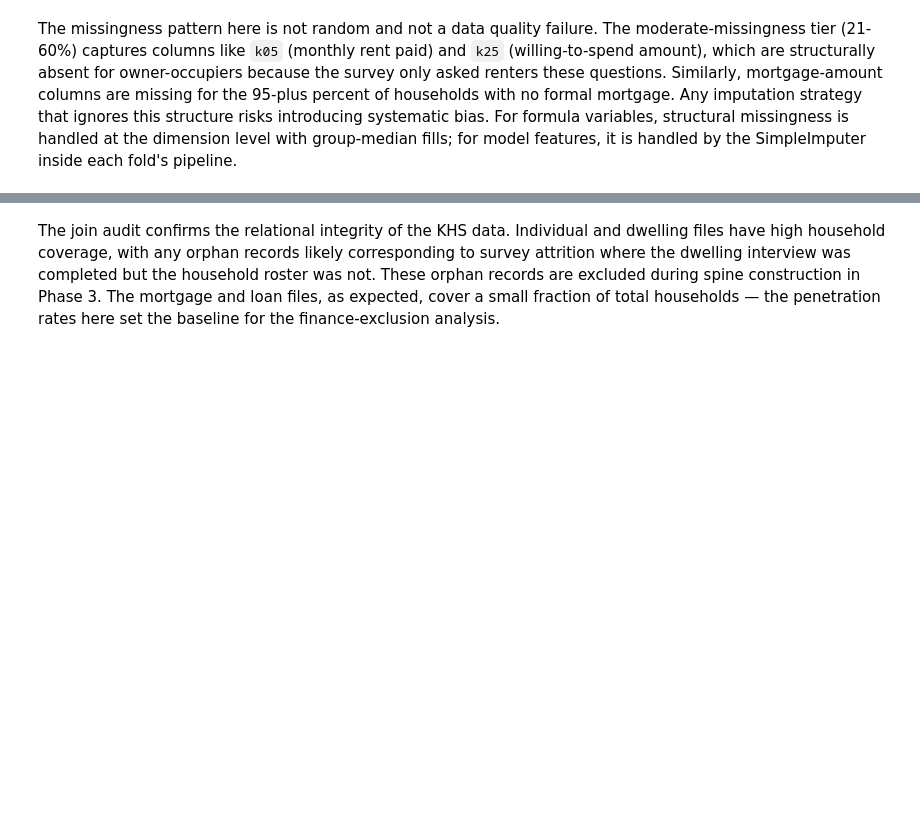
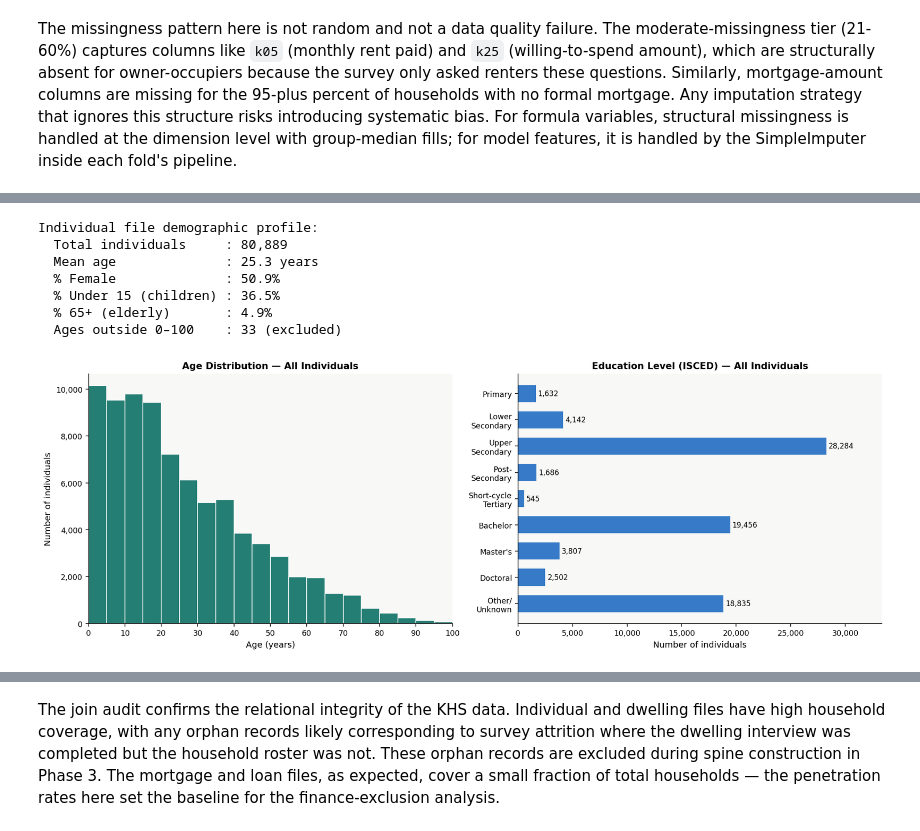
Before and after one commit to VAL-Jerono/KHS_housing_dissertation, a Jupyter notebook: KHS_Dissertation_REVISED.ipynb, the cells around one changed output, grey strips where cells are left out. Drawn from its saved outputs; the diff is of its cells as text; code cells hidden in the pictures; blank space fills up the shorter version.

```diff
--- a/KHS_Dissertation_REVISED.ipynb
+++ b/KHS_Dissertation_REVISED.ipynb
@@ -429,31 +514,81 @@ print(stratum_counts[['Rural','Urban','total']].head(10).to_string())
 # %%
 # ── 2.5  Individual file demographic profile — age, gender, education ──────────
 ind['age_n']     = pd.to_numeric(ind['age_cur'], errors='coerce')
 ind['gender']    = pd.to_numeric(ind['b04'],     errors='coerce').map({1:'Male', 2:'Female'})
 ind['edu_isced'] = pd.to_numeric(ind.get('ken_edu_isced11',
                                           pd.Series(np.nan, index=ind.index)),
                                   errors='coerce')
 
+age_clean = ind['age_n'].where(ind['age_n'].between(0, 100))
+
 print("Individual file demographic profile:")
 print(f"  Total individuals     : {len(ind):,}")
-print(f"  Mean age              : {ind['age_n'].mean():.1f} years")
+print(f"  Mean age              : {age_clean.mean():.1f} years")
 print(f"  % Female              : {(ind['gender']=='Female').mean()*100:.1f}%")
-print(f"  % Under 15 (children) : {(ind['age_n'] < 15).mean()*100:.1f}%")
-print(f"  % 65+ (elderly)       : {(ind['age_n'] >= 65).mean()*100:.1f}%")
-print(f"  Mean ISCED level      : {ind['edu_isced'].mean():.2f}")
+print(f"  % Under 15 (children) : {(age_clean < 15).mean()*100:.1f}%")
+print(f"  % 65+ (elderly)       : {(age_clean >= 65).mean()*100:.1f}%")
+print(f"  Ages outside 0–100    : {ind['age_n'].notna().sum() - age_clean.notna().sum():,} (excluded)")
 
-fig, axes = plt.subplots(1, 2, figsize=(12, 4))
-axes[0].hist(ind['age_n'].dropna(), bins=40, color=TEAL, alpha=0.85, edgecolor='white')
-axes[0].set_xlabel('Age (years)'); axes[0].set_ylabel('Count')
-axes[0].set_title('Age Distribution — All Individuals')
+# ── Recode ISCED: group rare/unexpected codes ──────────────────────────────────
+ISCED_MAP = {
+    0: 'Early\nChildhood',
+    1: 'Primary',
+    2: 'Lower\nSecondary',
+    3: 'Upper\nSecondary',
+    4: 'Post-\nSecondary',
+    5: 'Short-cycle\nTertiary',
+    6: 'Bachelor',
+    7: "Master's",
+    8: 'Doctoral',
+}
+edu = ind['edu_isced'].dropna().astype(int)
+edu_labelled = edu.map(lambda x: ISCED_MAP.get(x, 'Other/\nUnknown'))
+isced_counts = edu_labelled.value_counts().reindex(
+    [ISCED_MAP[k] for k in sorted(ISCED_MAP)] + ['Other/\nUnknown']
+).dropna()
 
-isced_counts = ind['edu_isced'].value_counts().sort_index()
-axes[1].bar(isced_counts.index.astype(str), isced_counts.values, color=BLUE, alpha=0.85)
-axes[1].set_xlabel('ISCED Level'); axes[1].set_ylabel('Count')
-axes[1].set_title('Education Level (ISCED) — All Individuals')
+fig, axes = plt.subplots(1, 2, figsize=(14, 5))
+
+# ── Age distribution ───────────────────────────────────────────────────────────
+axes[0].hist(age_clean.dropna(), bins=20, color=TEAL, alpha=0.85, edgecolor='white')
+axes[0].set_xlim(0, 100)
+axes[0].set_xticks(range(0, 101, 10))
+axes[0].set_xlabel('Age (years)', fontsize=10)
+axes[0].set_ylabel('Number of individuals', fontsize=10)
+axes[0].set_title('Age Distribution — All Individuals', fontsize=11, fontweight='600')
+axes[0].yaxis.set_major_formatter(mticker.FuncFormatter(lambda x, _: f'{int(x):,}'))
+axes[0].tick_params(labelsize=9)
+
+# ── Education (ISCED) — horizontal bar for readable labels ────────────────────
+y_pos = range(len(isced_counts))
+bars  = axes[1].barh(list(y_pos), isced_counts.values, color=BLUE, alpha=0.85, height=0.65)
+axes[1].set_yticks(list(y_pos))
+axes[1].set_yticklabels(isced_counts.index, fontsize=9)
+axes[1].invert_yaxis()                                    # ISCED 0 at top
+axes[1].set_xlabel('Number of individuals', fontsize=10)
+axes[1].set_title('Education Level (ISCED) — All Individuals', fontsize=11, fontweight='600')
+axes[1].xaxis.set_major_formatter(mticker.FuncFormatter(lambda x, _: f'{int(x):,}'))
+axes[1].tick_params(axis='x', labelsize=9)
+
+# Count labels at end of each bar
+for bar, val in zip(bars, isced_counts.values):
+    axes[1].text(val + 200, bar.get_y() + bar.get_height()/2,
+                 f'{int(val):,}', va='center', fontsize=8.5)
+
+axes[1].set_xlim(0, isced_counts.values.max() * 1.18)    # room for labels
+
 plt.tight_layout()
 plt.savefig(FIGS / 'phase2_demographics.png', dpi=150, bbox_inches='tight')
 plt.show()
+# %% [output]
+Individual file demographic profile:
+  Total individuals     : 80,889
+  Mean age              : 25.3 years
+  % Female              : 50.9%
+  % Under 15 (children) : 36.5%
+  % 65+ (elderly)       : 4.9%
+  Ages outside 0–100    : 33 (excluded)
+[figure, added]
 # %%
 # ── 2.6  Cross-file join audit — validate key coverage before engineering ──────
 hh_keys  = set(hh['interview__key'].dropna())
```
Also changed, not shown: parts of 47 cells of this notebook.
